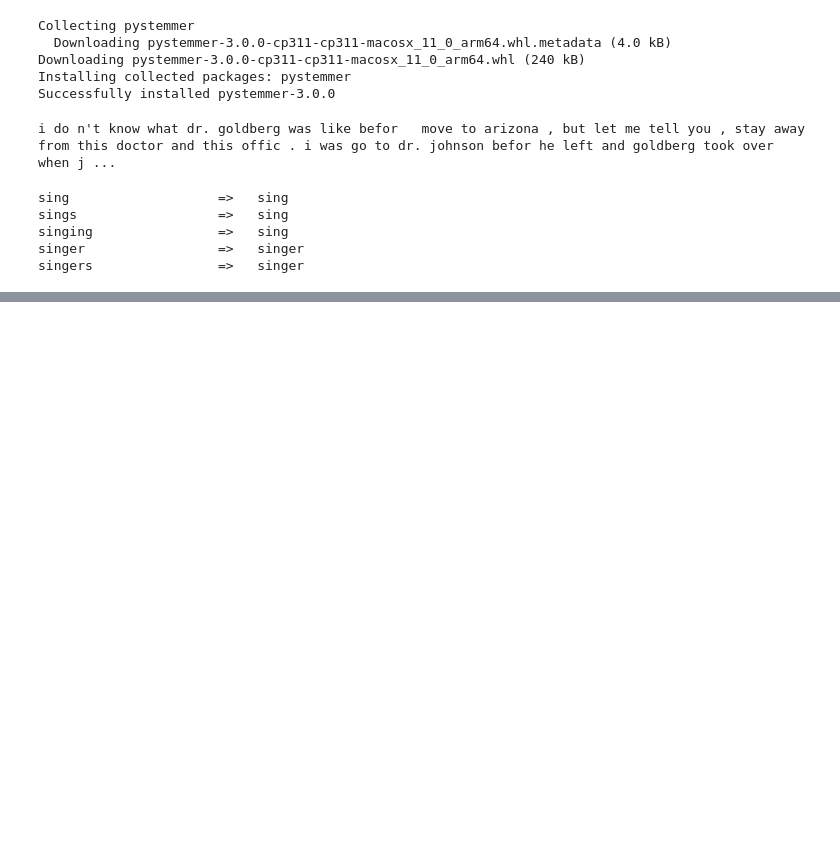
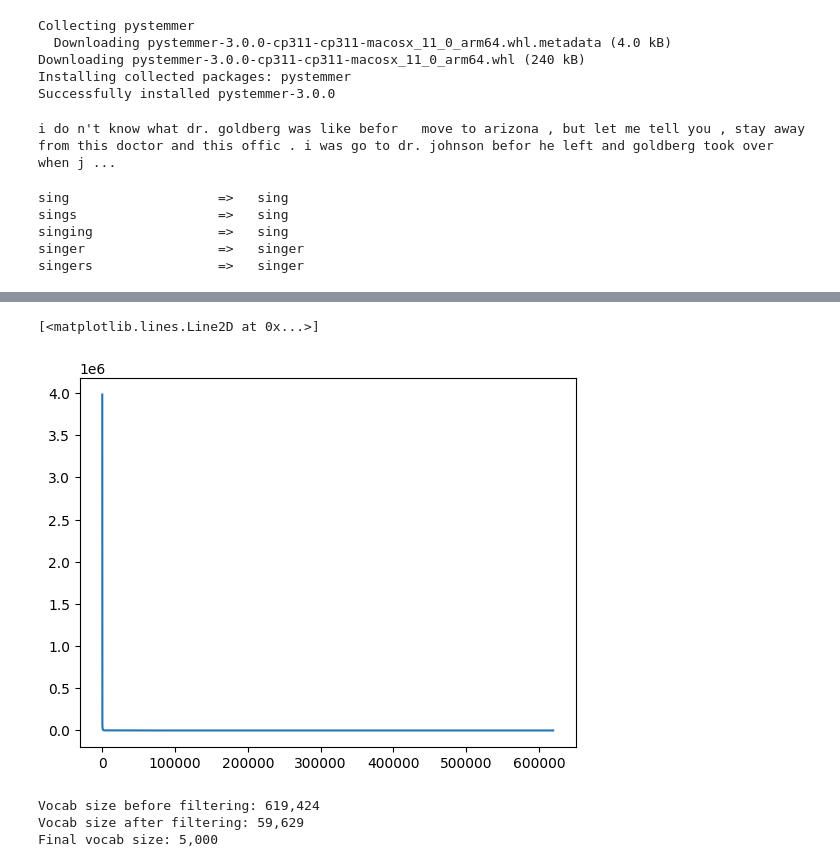
Before and after one commit to Urdzik/Colab, a Jupyter notebook: MDDL_Urdzik_CS26_Lab2.ipynb, the cells around one changed output, grey strips where cells are left out. Cells and saved outputs as stored; diff of their text form; code cells hidden in the pictures; blank space fills up the shorter version.

```diff
--- a/MDDL_Urdzik_CS26_Lab2.ipynb
+++ b/MDDL_Urdzik_CS26_Lab2.ipynb
@@ -119,0 +176,24 @@ print("Stemmed  unique tokens: {:,}".format(len(set(all_tokens_stemmed))))
+# %%
+plt.plot(sorted(token_counts.values(), reverse=True))
+# %% [output]
+[<matplotlib.lines.Line2D at 0x...>]
+[figure, added]
+# %%
+VOCAB_SIZE = 5000
+MIN_COUNT = 5
+
+print(f"Vocab size before filtering: {len(token_counts):,}")
+
+vocab_list = [token for token, count in token_counts.most_common()
+              if count > MIN_COUNT
+              and token not in custom_stop_words]
+
+print(f"Vocab size after filtering: {len(vocab_list):,}")
+
+
+vocab_list = vocab_list[:VOCAB_SIZE]
+print(f"Final vocab size: {len(vocab_list):,}")
+# %% [output]
+Vocab size before filtering: 619,424
+Vocab size after filtering: 59,629
+Final vocab size: 5,000
```
Also changed, not shown: parts of 13 cells of this notebook.
